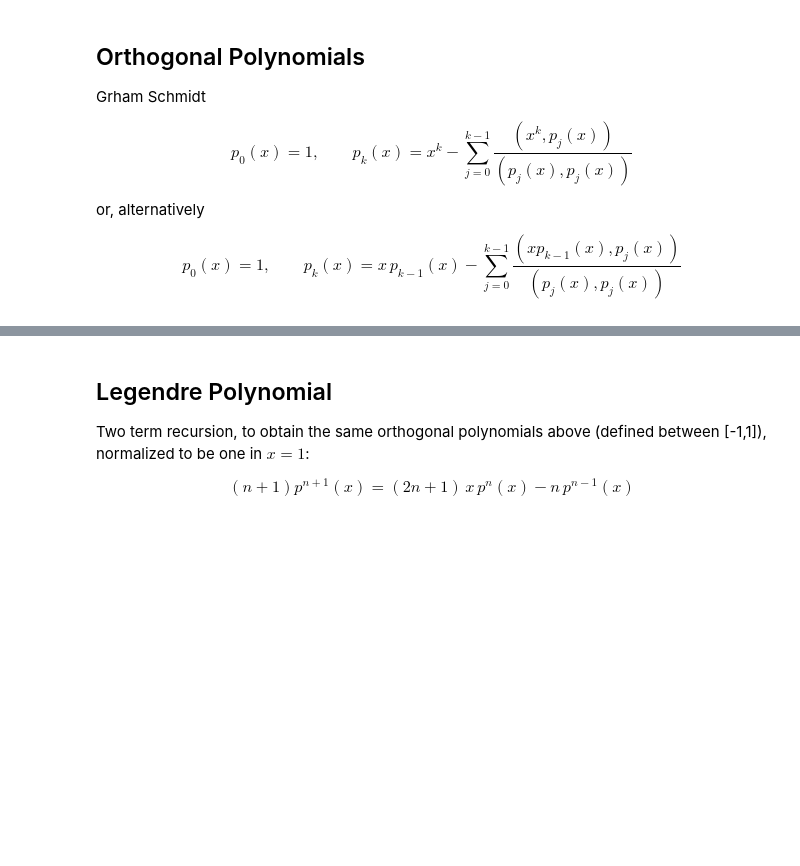
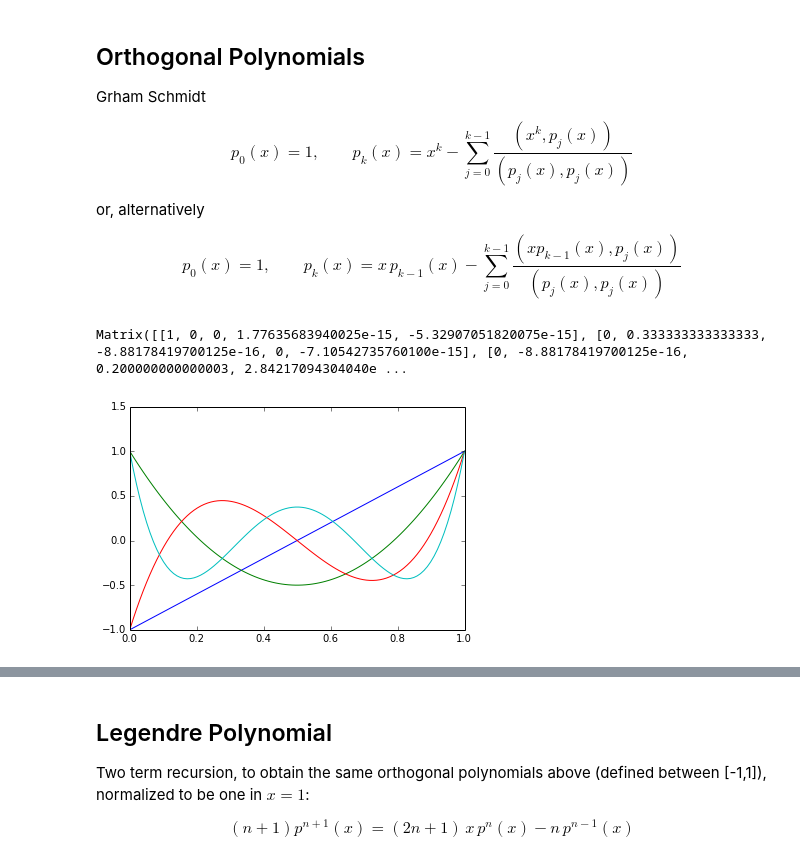
Before and after one commit to nicolacavallini/applied-mathematics, a Jupyter notebook: python-lectures/04_best_approximation.ipynb, the cells around one changed output, grey strips where cells are left out. Saved outputs shown, nothing was run; the diff lists cells and outputs as text; code cells hidden in the pictures; blank space fills up the shorter version.

```diff
--- a/python-lectures/04_best_approximation.ipynb
+++ b/python-lectures/04_best_approximation.ipynb
@@ -64,36 +64,38 @@ k = 3
 
 Pk = [1+0*t] # Force it to be a sympy expression
 
 for k in range(1,5):
     s = 0
     for j in range(0,k):
         s+= scalar_prod(t**k,Pk[j])/scalar_prod(Pk[j],Pk[j])*Pk[j]
     pk = t**k-s
-    pk = pk/sym.sqrt(scalar_prod(pk,pk))
-    fs = sym.lambdify(t, pk, 'numpy')
-    # pk = pk/fs(1.)
+    # pk = pk/sym.sqrt(scalar_prod(pk,pk))
+    pk = pk/pk.subs(t,1.)
     Pk.append(pk)
 
 
 M = []
 for i in range(len(Pk)):
     row = []
     for j in range(len(Pk)):
         row.append(scalar_prod(Pk[i],Pk[j]))
     M.append(row)
 
 M = sym.Matrix(M)
 
 print(M)
 
 x = np.linspace(0,1,100)
 
 for p in Pk:
     if p != 1 :
         fs = sym.lambdify(t, p, 'numpy')
         #print x.shape
         #print fs(x)
         _ = pl.plot(x,fs(x))
+# %% [output]
+Matrix([[1, 0, 0, 1.77635683940025e-15, -5.32907051820075e-15], [0, 0.333333333333333, -8.88178419700125e-16, 0, -7.10542735760100e-15], [0, -8.88178419700125e-16, 0.200000000000003, 2.84217094304040e ...
+[figure, added]
 # %% [markdown]
 ## Theorem
 
```
Also changed, not shown: parts of 9 cells of this notebook.
